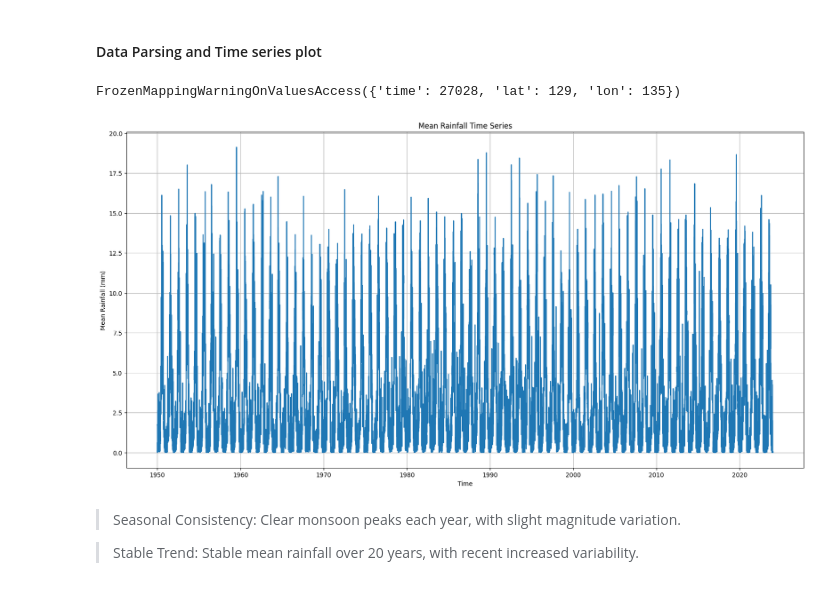
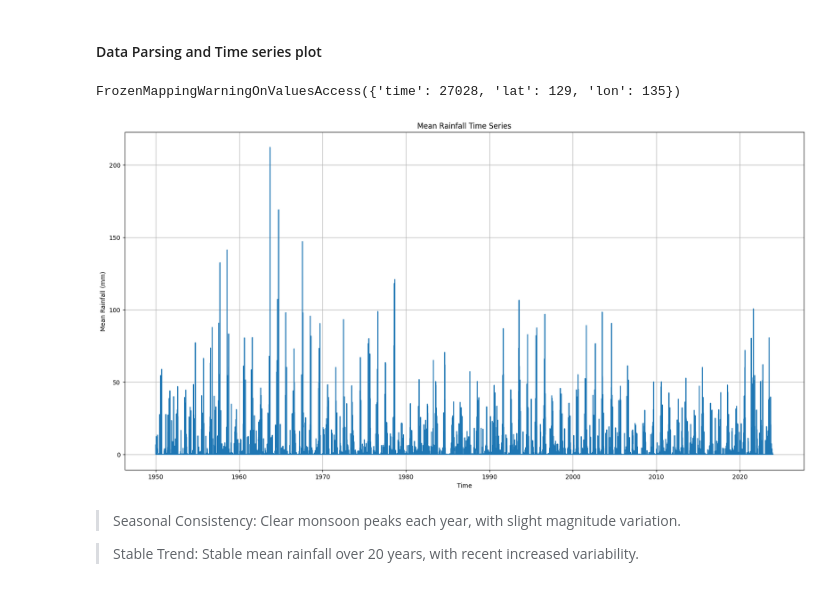
Before and after one commit to Harsh-chaturvedi2004/Rainfall_prediction, a Jupyter notebook: imd_rain (2).ipynb, the cells around one changed output. Cells and saved outputs as stored; diff of their text form; code cells hidden in the pictures.

```diff
--- a/imd_rain (2).ipynb
+++ b/imd_rain (2).ipynb
@@ -129,8 +237,8 @@ mean_rain.plot()
 print(ds.dims)  # Print available dimensions
 
 # Assuming the correct names are 'lat' and 'lon'
-lat_range = slice(6.5, 38.5)
-lon_range = slice(66.5, 100.0)
+lat_range = slice(28.6139, 28.8998)
+lon_range = slice(76.8370, 77.3486)
 
 # Select data within the specified latitude and longitude range
 ds_selected = ds.sel(lat=lat_range, lon=lon_range)  # Use the correct dimension names
@@ -139,34 +247,34 @@ ds_selected = ds.sel(lat=lat_range, lon=lon_range)  # Use the correct dimension
 ds_selected = ds_selected.where(ds_selected['rain'] != -999)
 
 # Calculate mean rainfall over the selected region
 time_series = ds_selected['rain'].mean(dim=['lat', 'lon'])  # Use the correct dimension names
 
 # Convert the time series to a pandas DataFrame for exporting
 time_series_df = time_series.to_dataframe(name='Mean_Rainfall')
 
 # Export the DataFrame to an Excel file at the specified path
 file_path = r'C:\Users\harsh\Desktop\Btech_project\Dataset\rain_time_series_2.xlsx'
 time_series_df.to_excel(file_path)
 
 plt.figure(figsize=(20, 10))
 
 # Plotting the time series
 time_series.plot()
 
 # Customize plot labels and title
 plt.xlabel('Time')
 plt.ylabel('Mean Rainfall (mm)')
 plt.title('Mean Rainfall Time Series')
 
 
 # Show grid
 plt.grid(True)
 
 # Show the plot
 plt.show()
 # %% [output]
 FrozenMappingWarningOnValuesAccess({'time': 27028, 'lat': 129, 'lon': 135})
-[figure, old version]
+[figure, new version]
 # %% [markdown]
 > Seasonal Consistency: Clear monsoon peaks each year, with slight magnitude variation.
 
```
Also changed, not shown: parts of 4 cells of this notebook, 4 other files.
